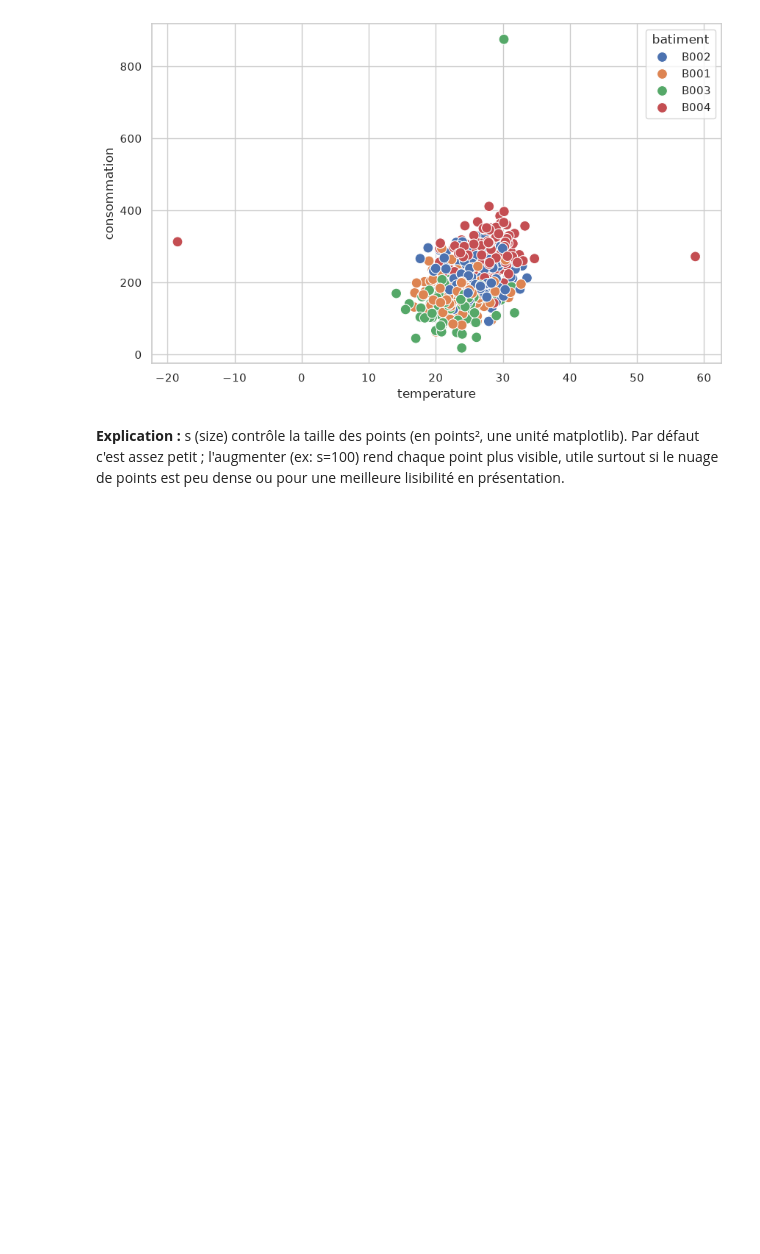
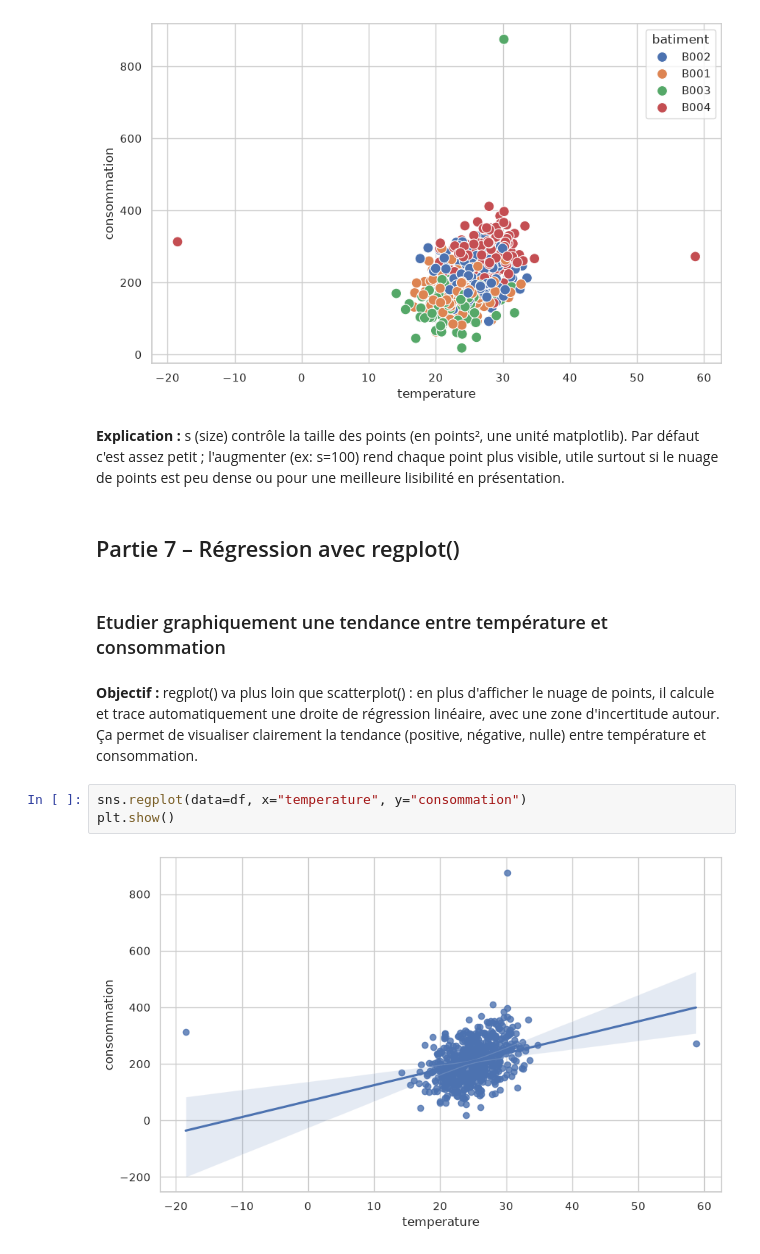
Before and after one commit to Fattimm/atelier_seaborn_iot, a Jupyter notebook: notebooks/atelier_seaborn_iot.ipynb, the cells around one changed output. Cells and saved outputs as stored; diff of their text form; blank space fills up the shorter version.

Commit message:
Partie 7 – Régression avec regplot()

```diff
--- a/notebooks/atelier_seaborn_iot.ipynb
+++ b/notebooks/atelier_seaborn_iot.ipynb
@@ -499,3 +499,14 @@ plt.show()
 [figure]
 # %% [markdown]
 **Explication :** s (size) contrôle la taille des points (en points², une unité matplotlib). Par défaut c'est assez petit ; l'augmenter (ex: s=100) rend chaque point plus visible, utile surtout si le nuage de points est peu dense ou pour une meilleure lisibilité en présentation.
+# %% [markdown]
+## Partie 7 – Régression avec regplot()
+# %% [markdown]
+### Etudier graphiquement une tendance entre température et consommation
+# %% [markdown]
+**Objectif :** regplot() va plus loin que scatterplot() : en plus d'afficher le nuage de points, il calcule et trace automatiquement une droite de régression linéaire, avec une zone d'incertitude autour. Ça permet de visualiser clairement la tendance (positive, négative, nulle) entre température et consommation.
+# %%
+sns.regplot(data=df, x="temperature", y="consommation")
+plt.show()
+# %% [output]
+[figure, added]
```
Also changed, not shown: parts of 3 cells of this notebook.
